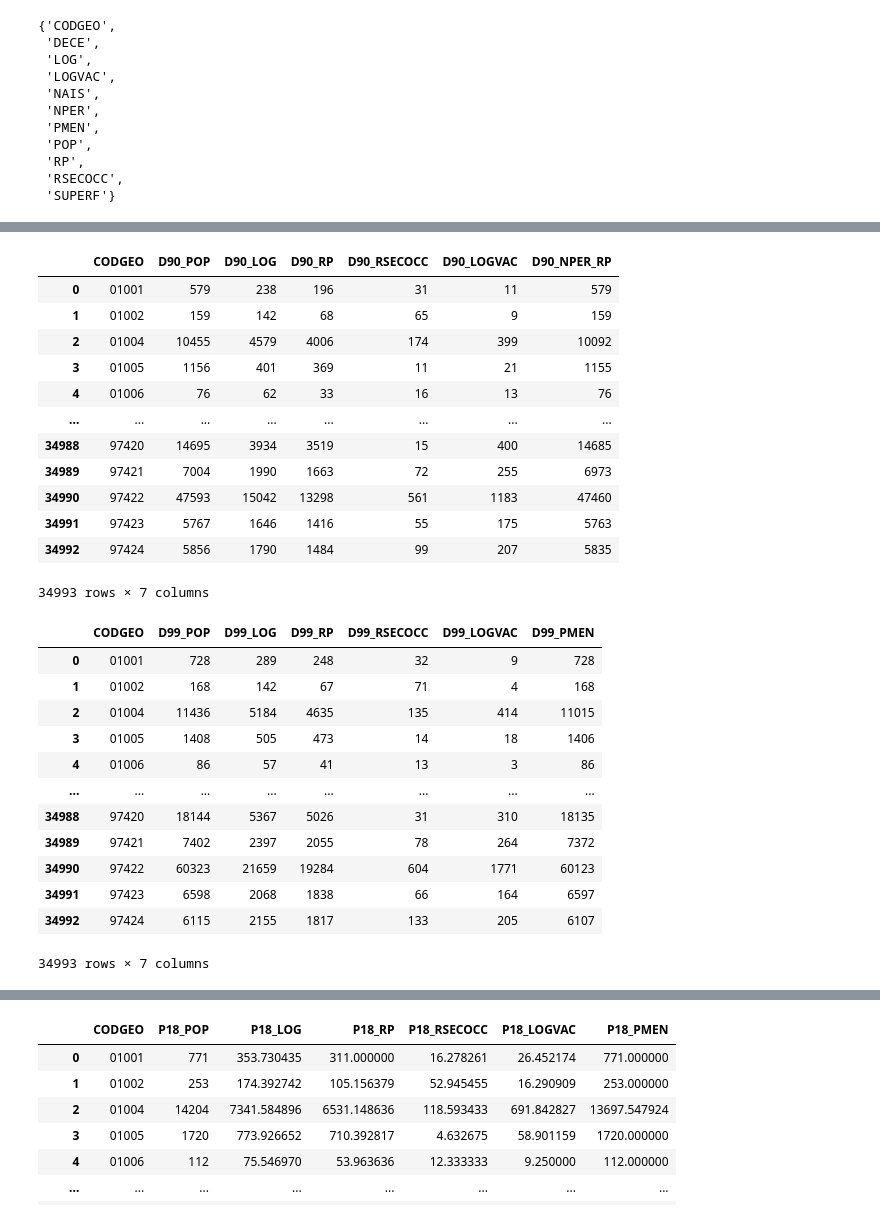
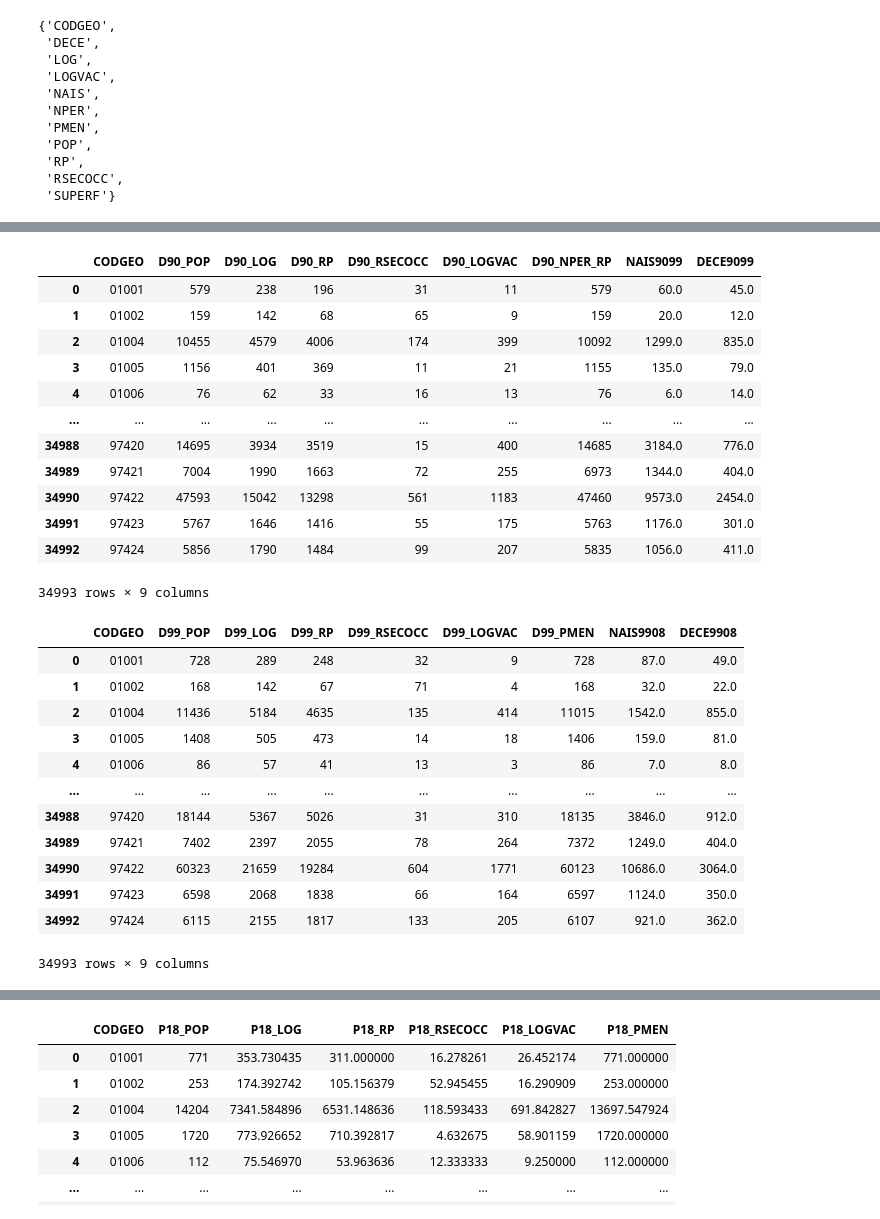
Before and after one commit to hhuzecardosi/BdDA_Scripts, a Jupyter notebook: remodelisations/statistiques.ipynb, the cells around one changed output, grey strips where cells are left out. Cells and saved outputs as stored; diff of their text form; code cells hidden in the pictures.

```diff
--- a/remodelisations/statistiques.ipynb
+++ b/remodelisations/statistiques.ipynb
@@ -27,3 +28,12 @@ data
 | 34991 | 97423 | 7076 | 7268 | 6994 | 6598 | 5767 | 5132 | 4864 | 4471 | 42.58 | ... | ... |
 | 34992 | 97424 | 5492 | 5386 | 5994 | 6115 | 5856 | 5735 | 5672 | 5586 | 84.40 | ... | ... |
 34993 rows × 64 columns
+# %%
+csv_file = csv_file = os.path.join(folder, 'communes.csv')
+
+data_c = pd.read_csv(csv_file, low_memory=False)
+communes = list(data["01001"])
+communes.append('01001')
+
+data.drop(data.index[data['CODGEO'].isin(communes)], inplace=True)
+data
@@ -132,35 +146,35 @@ df_1982
 # %%
-df_1990 = data[["CODGEO", "D90_POP", "D90_LOG", "D90_RP", "D90_RSECOCC", "D90_LOGVAC", "D90_NPER_RP"]]
+df_1990 = data[["CODGEO", "D90_POP", "D90_LOG", "D90_RP", "D90_RSECOCC", "D90_LOGVAC", "D90_NPER_RP", "NAIS9099", "DECE9099"]]
 df_1990
 # %% [output]
-|  | CODGEO | D90_POP | D90_LOG | D90_RP | D90_RSECOCC | D90_LOGVAC | D90_NPER_RP |
-| 0 | 01001 | 579 | 238 | 196 | 31 | 11 | 579 |
-| 1 | 01002 | 159 | 142 | 68 | 65 | 9 | 159 |
-| 2 | 01004 | 10455 | 4579 | 4006 | 174 | 399 | 10092 |
-| 3 | 01005 | 1156 | 401 | 369 | 11 | 21 | 1155 |
-| 4 | 01006 | 76 | 62 | 33 | 16 | 13 | 76 |
-| ... | ... | ... | ... | ... | ... | ... | ... |
-| 34988 | 97420 | 14695 | 3934 | 3519 | 15 | 400 | 14685 |
-| 34989 | 97421 | 7004 | 1990 | 1663 | 72 | 255 | 6973 |
-| 34990 | 97422 | 47593 | 15042 | 13298 | 561 | 1183 | 47460 |
-| 34991 | 97423 | 5767 | 1646 | 1416 | 55 | 175 | 5763 |
-| 34992 | 97424 | 5856 | 1790 | 1484 | 99 | 207 | 5835 |
+|  | CODGEO | D90_POP | D90_LOG | D90_RP | D90_RSECOCC | D90_LOGVAC | D90_NPER_RP | NAIS9099 | DECE9099 |
+| 0 | 01001 | 579 | 238 | 196 | 31 | 11 | 579 | 60.0 | 45.0 |
+| 1 | 01002 | 159 | 142 | 68 | 65 | 9 | 159 | 20.0 | 12.0 |
+| 2 | 01004 | 10455 | 4579 | 4006 | 174 | 399 | 10092 | 1299.0 | 835.0 |
+| 3 | 01005 | 1156 | 401 | 369 | 11 | 21 | 1155 | 135.0 | 79.0 |
+| 4 | 01006 | 76 | 62 | 33 | 16 | 13 | 76 | 6.0 | 14.0 |
+| ... | ... | ... | ... | ... | ... | ... | ... | ... | ... |
+| 34988 | 97420 | 14695 | 3934 | 3519 | 15 | 400 | 14685 | 3184.0 | 776.0 |
+| 34989 | 97421 | 7004 | 1990 | 1663 | 72 | 255 | 6973 | 1344.0 | 404.0 |
+| 34990 | 97422 | 47593 | 15042 | 13298 | 561 | 1183 | 47460 | 9573.0 | 2454.0 |
+| 34991 | 97423 | 5767 | 1646 | 1416 | 55 | 175 | 5763 | 1176.0 | 301.0 |
+| 34992 | 97424 | 5856 | 1790 | 1484 | 99 | 207 | 5835 | 1056.0 | 411.0 |
-34993 rows × 7 columns
+34993 rows × 9 columns
 # %%
-df_1999 = data[["CODGEO", "D99_POP", "D99_LOG", "D99_RP", "D99_RSECOCC", "D99_LOGVAC", "D99_PMEN"]]
+df_1999 = data[["CODGEO", "D99_POP", "D99_LOG", "D99_RP", "D99_RSECOCC", "D99_LOGVAC", "D99_PMEN", "NAIS9908", "DECE9908"]]
 df_1999
 # %% [output]
-|  | CODGEO | D99_POP | D99_LOG | D99_RP | D99_RSECOCC | D99_LOGVAC | D99_PMEN |
-| 0 | 01001 | 728 | 289 | 248 | 32 | 9 | 728 |
-| 1 | 01002 | 168 | 142 | 67 | 71 | 4 | 168 |
-| 2 | 01004 | 11436 | 5184 | 4635 | 135 | 414 | 11015 |
-| 3 | 01005 | 1408 | 505 | 473 | 14 | 18 | 1406 |
-| 4 | 01006 | 86 | 57 | 41 | 13 | 3 | 86 |
-| ... | ... | ... | ... | ... | ... | ... | ... |
-| 34988 | 97420 | 18144 | 5367 | 5026 | 31 | 310 | 18135 |
-| 34989 | 97421 | 7402 | 2397 | 2055 | 78 | 264 | 7372 |
-| 34990 | 97422 | 60323 | 21659 | 19284 | 604 | 1771 | 60123 |
-| 34991 | 97423 | 6598 | 2068 | 1838 | 66 | 164 | 6597 |
-| 34992 | 97424 | 6115 | 2155 | 1817 | 133 | 205 | 6107 |
+|  | CODGEO | D99_POP | D99_LOG | D99_RP | D99_RSECOCC | D99_LOGVAC | D99_PMEN | NAIS9908 | DECE9908 |
+| 0 | 01001 | 728 | 289 | 248 | 32 | 9 | 728 | 87.0 | 49.0 |
+| 1 | 01002 | 168 | 142 | 67 | 71 | 4 | 168 | 32.0 | 22.0 |
+| 2 | 01004 | 11436 | 5184 | 4635 | 135 | 414 | 11015 | 1542.0 | 855.0 |
+| 3 | 01005 | 1408 | 505 | 473 | 14 | 18 | 1406 | 159.0 | 81.0 |
+| 4 | 01006 | 86 | 57 | 41 | 13 | 3 | 86 | 7.0 | 8.0 |
+| ... | ... | ... | ... | ... | ... | ... | ... | ... | ... |
+| 34988 | 97420 | 18144 | 5367 | 5026 | 31 | 310 | 18135 | 3846.0 | 912.0 |
+| 34989 | 97421 | 7402 | 2397 | 2055 | 78 | 264 | 7372 | 1249.0 | 404.0 |
+| 34990 | 97422 | 60323 | 21659 | 19284 | 604 | 1771 | 60123 | 10686.0 | 3064.0 |
+| 34991 | 97423 | 6598 | 2068 | 1838 | 66 | 164 | 6597 | 1124.0 | 350.0 |
+| 34992 | 97424 | 6115 | 2155 | 1817 | 133 | 205 | 6107 | 921.0 | 362.0 |
-34993 rows × 7 columns
+34993 rows × 9 columns
 # %%
```
Also changed, not shown: parts of 11 cells of this notebook, 2 other files.
